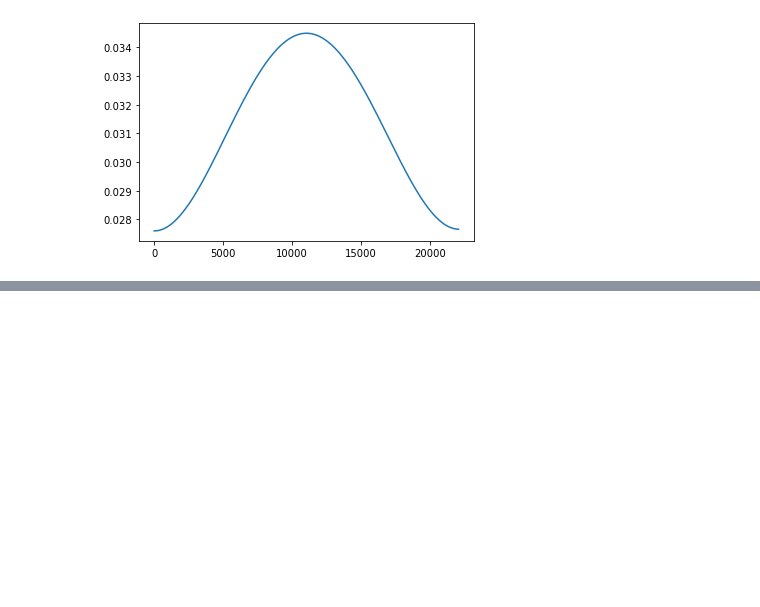
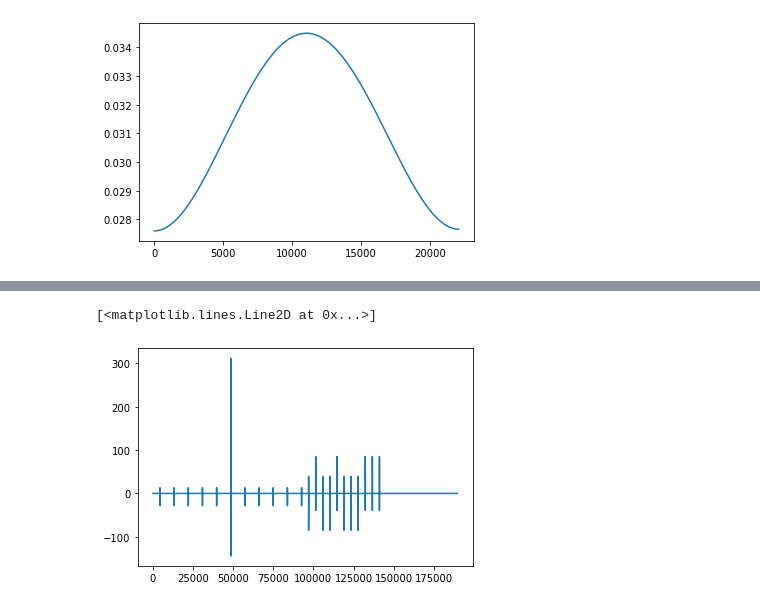
Before and after one commit to JingbiaoMei/Cambridge-Blue-Noise, a Jupyter notebook: Chirps.ipynb, the cells around one changed output, grey strips where cells are left out. Drawn from its saved outputs; the diff is of its cells as text; code cells hidden in the pictures; blank space fills up the shorter version.

```diff
--- a/Chirps.ipynb
+++ b/Chirps.ipynb
@@ -285,0 +256,7 @@ plt.plot(conv[b_max-20:b_max+20])
+# %%
+barker_delay = np.concatenate((np.zeros(1*fs), barker_chirp), axis=None)
+conv = np.convolve(sync_tst, barker_rev)
+plt.plot(conv)
+# %% [output]
+[<matplotlib.lines.Line2D at 0x...>]
+[figure, added]
```
Also changed, not shown: parts of 12 cells of this notebook, 6 other files.
